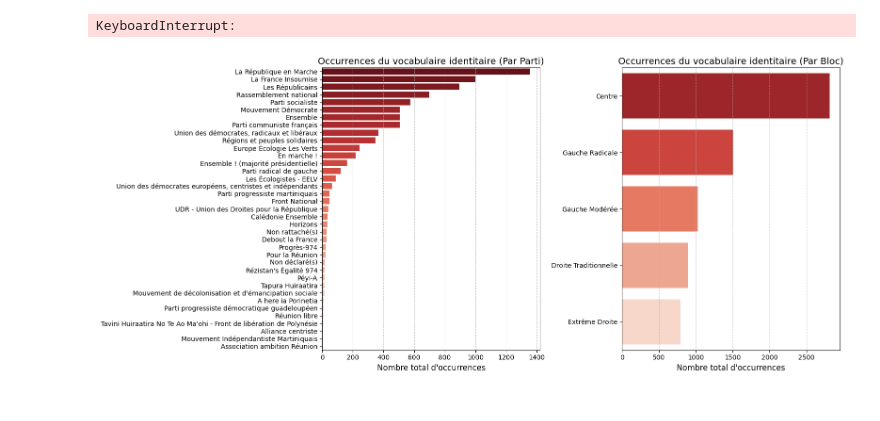
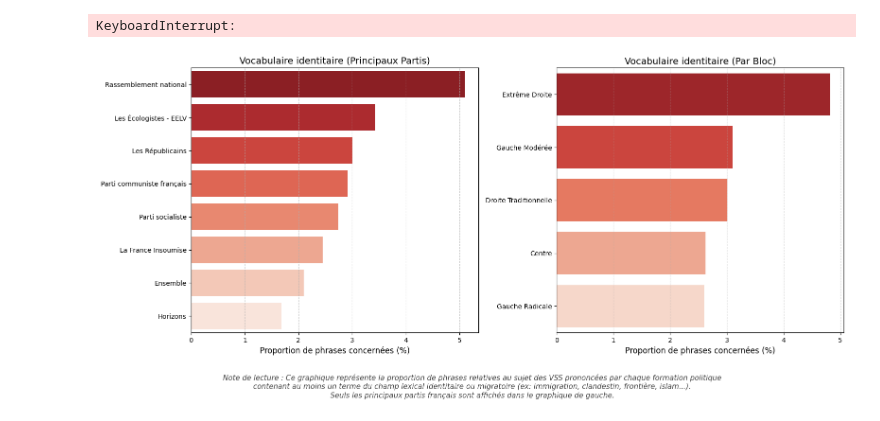
Before and after one commit to gabrielorsatti/projet_eco_socio, a Jupyter notebook: Testfile.ipynb, the cells around one changed output. Cells and saved outputs as stored; diff of their text form; code cells hidden in the pictures.

```diff
--- a/Testfile.ipynb
+++ b/Testfile.ipynb
@@ -1468,73 +1468,115 @@ Notes:
 Encodage des prises de parole individuelles (ça va prendre un peu de temps)...
 KeyboardInterrupt:
 # %%
+import re
+import matplotlib.pyplot as plt
+import seaborn as sns
+import pandas as pd
 
-def tracer_comptages_identitaires(df_vss):
+def tracer_pourcentages_identitaires(df_vss):
     """
-    Compte et affiche le nombre d'occurrences du vocabulaire identitaire
-    par parti et par bloc idéologique dans les discours sur les VSS.
+    Calcule et affiche le pourcentage de phrases contenant du vocabulaire identitaire
+    pour les principaux partis et par bloc idéologique.
     """
 
     mots_identitaires = [
-        "immigration", "clandestin", "frontière",
-        "national", "identité",
-        "étranger", "expulsion", "oqtf", "territoire"
+        "immigration", "frontière",
+        "clandestin", "identité",
+        "étranger", "expulsion", "oqtf", "territoire", "illégal", "illégaux", "confession", "islam"
     ]
 
-    # On crée une expression régulière qui cherche ces mots (insensible à la casse)
-    # Le \w* à la fin permet d'attraper les pluriels (ex: étrangerS, valeurS)
-    pattern = r'(?i)\b(' + '|'.join(mots_identitaires) + r')\w*\b'
+    pattern = re.compile(r'(?i)\b(' + '|'.join(mots_identitaires) + r')\w*\b')
+    df = df_vss.copy()
+    df['texte'] = df['texte'].fillna('').astype(str)
 
-    # On travaille sur une copie pour ne pas altérer le dataframe d'origine
-    df = df_vss.copy()
+    # --- 1. DÉCOUPAGE EN PHRASES ---
+    df['phrases'] = df['texte'].str.split(r'[.!?]+')
+    df['phrases'] = df['phrases'].apply(lambda liste: [p.strip() for p in liste if p.strip()])
 
-    # On compte combien de fois le pattern apparaît dans chaque texte
-    df['compte_identitaire'] = df['texte'].str.count(pattern)
+    # --- 2. COMPTAGES PAR LIGNE ---
+    df['total_phrases'] = df['phrases'].str.len()
+    df['phrases_avec_mot'] = df['phrases'].apply(
+        lambda phrases: sum(1 for p in phrases if pattern.search(p))
+    )
 
-    # 1. Agrégation par Parti (on garde ceux qui l'ont dit au moins une fois)
-    counts_parti = df.groupby('nom_parti')['compte_identitaire'].sum().sort_values(ascending=False)
-    counts_parti = counts_parti[counts_parti > 0]
+    # --- 3. FILTRE DES PARTIS PRINCIPAUX ---
+    #
+    partis_principaux = [
+        'RN', 'Rassemblement national',
+        'LFI', 'La France Insoumise',
+        'RE', 'Renaissance', 'Ensemble', "En marche!"
+        'LR', 'Les Républicains',
+        'PS', 'Parti socialiste',
+        'LE', 'Les Écologistes - EELV', 'EELV',
+        'PCF', 'Parti communiste français',
+        'MoDem', 'Horizons'
+    ]
 
-    # 2. Agrégation par Bloc
-    counts_bloc = df.groupby('bloc')['compte_identitaire'].sum().sort_values(ascending=False)
+    # --- 4. AGRÉGATION ET POURCENTAGES ---
 
-    # --- CRÉATION DES GRAPHIQUES ---
-    fig, axes = plt.subplots(1, 2, figsize=(16, 7))
+    # Agrégation par Parti
+    agg_parti = df.groupby('nom_parti')[['phrases_avec_mot', 'total_phrases']].sum()
+    agg_parti['pourcentage'] = (agg_parti['phrases_avec_mot'] / agg_parti['total_phrases'] * 100).fillna(0)
+    counts_parti = agg_parti['pourcentage'].sort_values(ascending=False)
+
+    # On applique le filtre ici : on ne garde que les partis de notre liste qui ont au moins 1% (ou >0)
+    counts_parti = counts_parti[counts_parti.index.isin(partis_principaux) & (counts_parti > 0)]
+
+    # Agrégation par Bloc (On garde tout le monde pour l'analyse par bloc)
+    agg_bloc = df.groupby('bloc')[['phrases_avec_mot', 'total_phrases']].sum()
+    agg_bloc['pourcentage'] = (agg_bloc['phrases_avec_mot'] / agg_bloc['total_phrases'] * 100).fillna(0)
+    counts_bloc = agg_bloc['pourcentage'].sort_values(ascending=False)
+    counts_bloc = counts_bloc[counts_bloc > 0]
+
+    # --- 5. CRÉATION DES GRAPHIQUES ---
+    fig, axes = plt.subplots(1, 2, figsize=(16, 7.5)) # Hauteur légèrement augmentée pour la note
 
     # Graphique 1 : Par Parti
     sns.barplot(
         x=counts_parti.values,
         y=counts_parti.index,
         ax=axes[0],
-        hue=counts_parti.index, # Évite le warning seaborn
+        hue=counts_parti.index,
         palette="Reds_r",
         legend=False
     )
-    axes[0].set_title("Occurrences du vocabulaire identitaire (Par Parti)", fontsize=14)
-    axes[0].set_xlabel("Nombre total d'occurrences", fontsize=12)
+    axes[0].set_title("Vocabulaire identitaire (Principaux Partis)", fontsize=14)
+    axes[0].set_xlabel("Proportion de phrases concernées (%)", fontsize=12)
     axes[0].set_ylabel("")
     axes[0].grid(axis='x', linestyle='--', alpha=0.6)
 
     # Graphique 2 : Par Bloc
     sns.barplot(
         x=counts_bloc.values,
         y=counts_bloc.index,
         ax=axes[1],
         hue=counts_bloc.index,
         palette="Reds_r",
         legend=False
     )
-    axes[1].set_title("Occurrences du vocabulaire identitaire (Par Bloc)", fontsize=14)
-    axes[1].set_xlabel("Nombre total d'occurrences", fontsize=12)
+    axes[1].set_title("Vocabulaire identitaire (Par Bloc)", fontsize=14)
+    axes[1].set_xlabel("Proportion de phrases concernées (%)", fontsize=12)
     axes[1].set_ylabel("")
     axes[1].grid(axis='x', linestyle='--', alpha=0.6)
 
-    plt.tight_layout()
+    # --- AJOUT DE LA NOTE EXPLICATIVE ---
+    texte_note = (
+        "Note de lecture : Ce graphique représente la proportion de phrases relatives au sujet des VSS prononcées par chaque formation politique\n"
+        "contenant au moins un terme du champ lexical identitaire ou migratoire (ex: immigration, clandestin, frontière, islam...).\n"
+        "Seuls les principaux partis français sont affichés dans le graphique de gauche."
+    )
+
+    # Placement de la note en bas au centre
+    fig.text(0.5, 0.02, texte_note, ha="center", fontsize=11, style='italic', color='#444444')
+
+    # On ajuste le layout pour laisser de la place à la note (le 'bottom=0.12' remonte les graphiques)
+    plt.tight_layout(rect=[0, 0.12, 1, 1])
     plt.show()
 
-tracer_comptages_identitaires(df_vss)
+# Lancement de la fonction
+tracer_pourcentages_identitaires(df_vss)
 # %% [output]
-[figure, old version]
+[figure, new version]
 # %%
 pip install openai tqdm
 # %%
```
Also changed, not shown: parts of 1 cell of this notebook.
